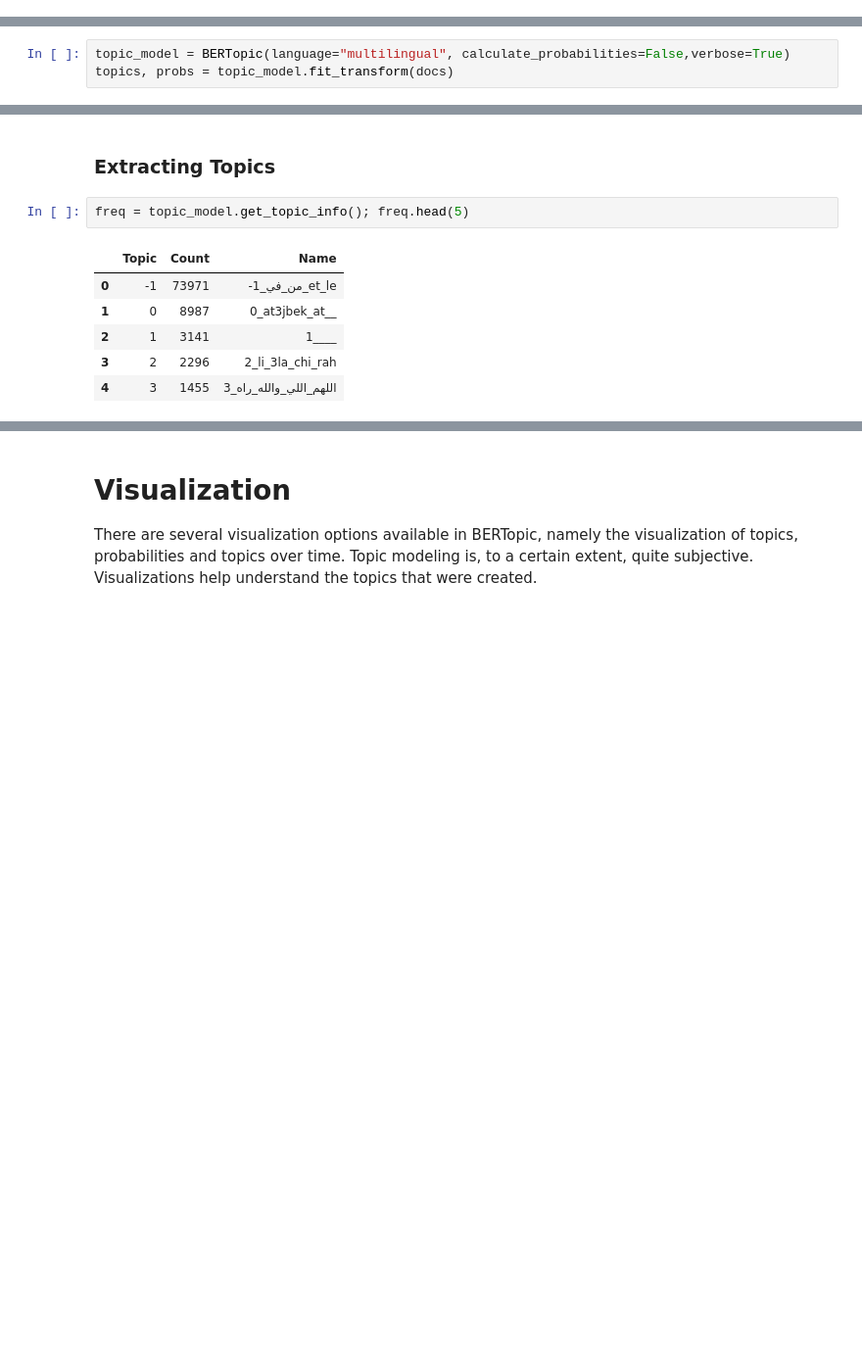
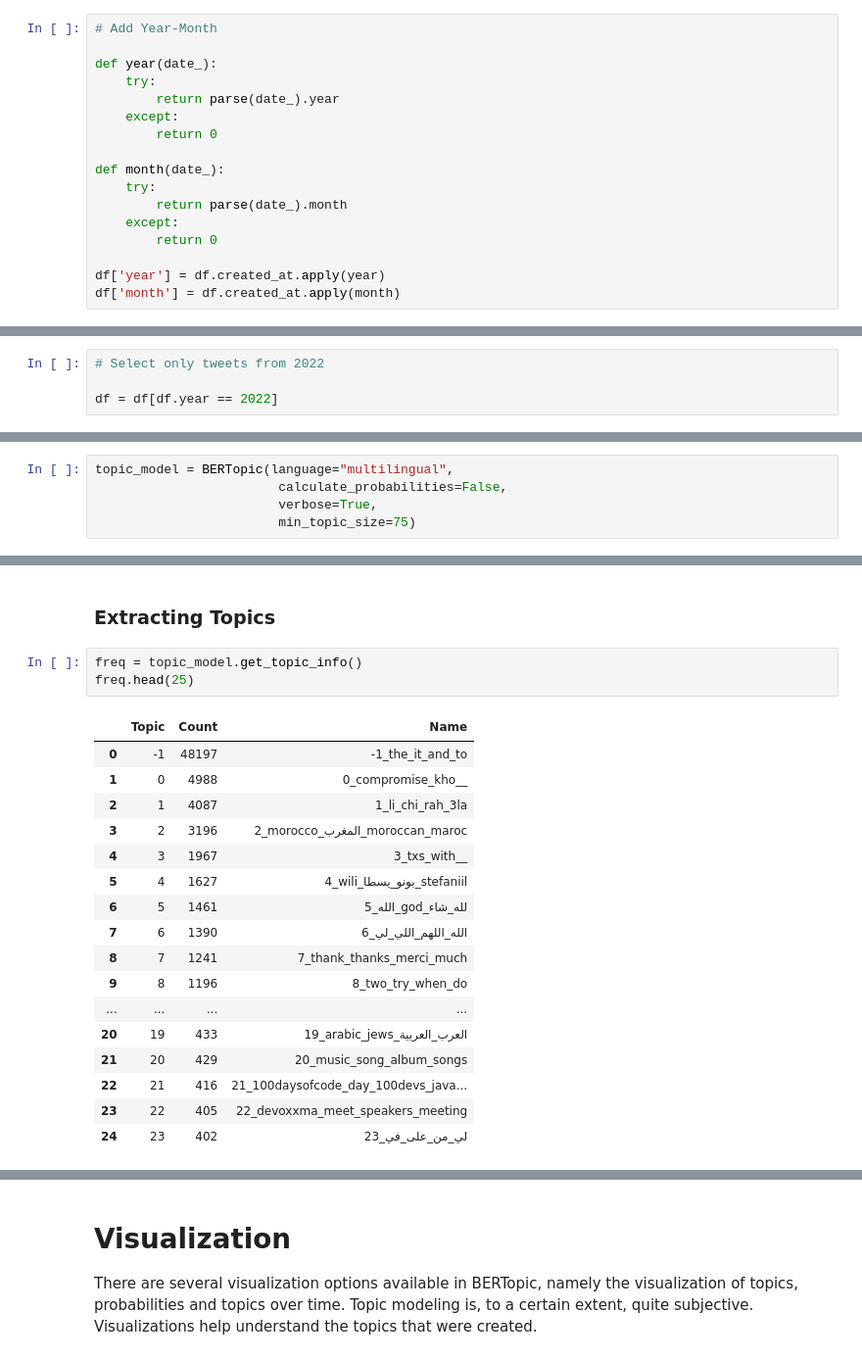
Before and after one commit to mounirboulwafa/BERTopic-BlaBlaConf-Session, a Jupyter notebook: 3-bertopic.ipynb, the cells around one changed output, grey strips where cells are left out. Shown at 98% size. Cells and saved outputs as stored; diff of their text form; blank space fills up the shorter version.

```diff
--- a/3-bertopic.ipynb
+++ b/3-bertopic.ipynb
@@ -5,3 +6,20 @@ import re
 # %%
 df = pd.read_csv('Tweets.csv', sep=';')
 # df.head()
+# %%
+# Add Year-Month
+
+def year(date_):
+    try:
+        return parse(date_).year
+    except:
+        return 0
+
+def month(date_):
+    try:
+        return parse(date_).month
+    except:
+        return 0
+
+df['year'] = df.created_at.apply(year)
+df['month'] = df.created_at.apply(month)
@@ -7,0 +45,4 @@ df = pd.read_csv('Tweets.csv', sep=';')
+# %%
+# Select only tweets from 2022
+
+df = df[df.year == 2022]
@@ -35,9 +104,11 @@ len(docs)
+# %%
+topic_model = BERTopic(language="multilingual",
+                        calculate_probabilities=False,
+                        verbose=True,
+                        min_topic_size=75)
 # %% [markdown]
 ### Training
 
 We start by instantiating BERTopic. We set language to `english` since our documents are in the English language. If you would like to use a multi-lingual model, please use `language="multilingual"` instead.
 
 We will also calculate the topic probabilities. However, this can slow down BERTopic significantly at large amounts of data (>100_000 documents). It is advised to turn this off if you want to speed up the model.
-# %%
-topic_model = BERTopic(language="multilingual", calculate_probabilities=False,verbose=True)
-topics, probs = topic_model.fit_transform(docs)
@@ -68,12 +141,24 @@ To disable this warning, you can either:
 # %% [markdown]
 ### Extracting Topics
 # %%
-freq = topic_model.get_topic_info(); freq.head(5)
+freq = topic_model.get_topic_info()
+freq.head(25)
 # %% [output]
 |  | Topic | Count | Name |
-| 0 | -1 | 73971 | -1_من_في_et_le |
-| 1 | 0 | 8987 | 0_at3jbek_at__ |
-| 2 | 1 | 3141 | 1____ |
-| 3 | 2 | 2296 | 2_li_3la_chi_rah |
-| 4 | 3 | 1455 | 3_اللهم_اللي_والله_راه |
+| 0 | -1 | 48197 | -1_the_it_and_to |
+| 1 | 0 | 4988 | 0_compromise_kho__ |
+| 2 | 1 | 4087 | 1_li_chi_rah_3la |
+| 3 | 2 | 3196 | 2_morocco_المغرب_moroccan_maroc |
+| 4 | 3 | 1967 | 3_txs_with__ |
+| 5 | 4 | 1627 | 4_wili_بونو_يسطا_stefaniil |
+| 6 | 5 | 1461 | 5_الله_god_لله_شاء |
+| 7 | 6 | 1390 | 6_الله_اللهم_اللي_لي |
+| 8 | 7 | 1241 | 7_thank_thanks_merci_much |
+| 9 | 8 | 1196 | 8_two_try_when_do |
+| ... | ... | ... | ... |
+| 20 | 19 | 433 | 19_arabic_jews_العرب_العربية |
+| 21 | 20 | 429 | 20_music_song_album_songs |
+| 22 | 21 | 416 | 21_100daysofcode_day_100devs_java... |
+| 23 | 22 | 405 | 22_devoxxma_meet_speakers_meeting |
+| 24 | 23 | 402 | 23_لي_من_على_في |
 # %%
```
Also changed, not shown: parts of 34 cells of this notebook.
